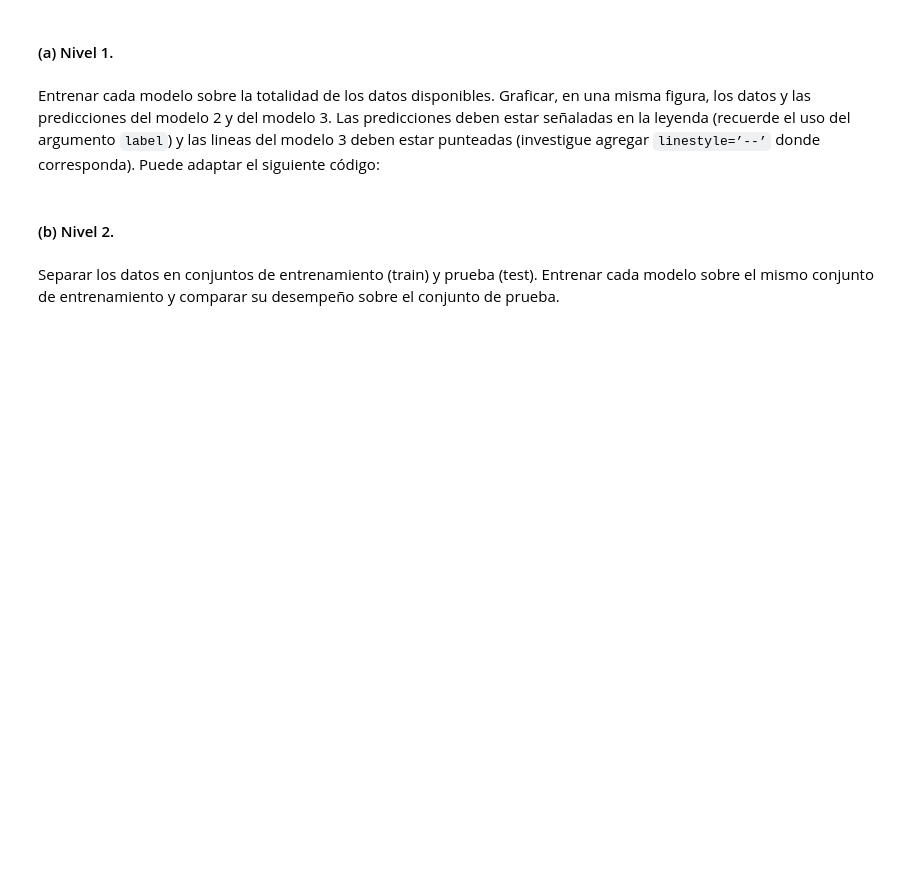
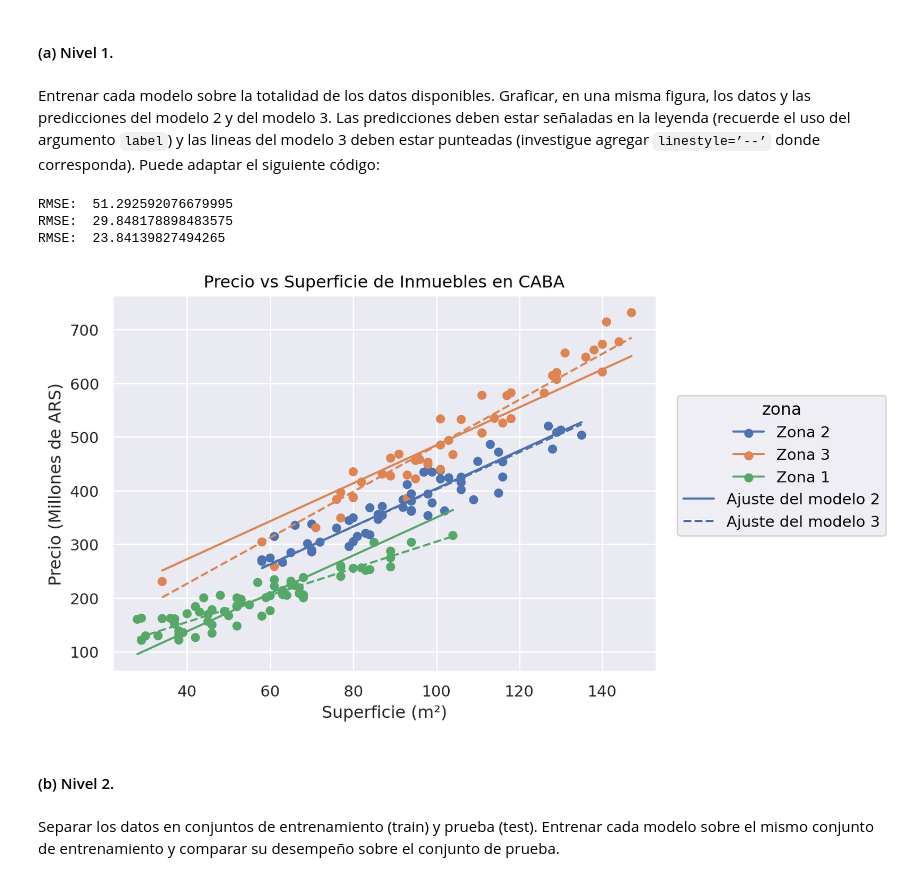
Before and after one commit to lmendezayl/uba-ldd-ic, a Jupyter notebook: guias/soluciones/practica7.ipynb, the cells around one changed output. Drawn from its saved outputs; the diff is of its cells as text; code cells hidden in the pictures; blank space fills up the shorter version.

```diff
--- a/guias/soluciones/practica7.ipynb
+++ b/guias/soluciones/practica7.ipynb
@@ -536,0 +531,7 @@ df_inmuebles
+# %%
+try:
+    df_inmuebles = pd.read_csv('../../datasets/inmuebles.csv')
+except:
+    url = 'https://raw.githubusercontent.com/lmendezayl/uba-ldd-ic/refs/heads/main/datasets/inmuebles.csv'
+    df_inmuebles = pd.read_csv(url)
+df_inmuebles.head()
@@ -552,3 +554,36 @@ corresponda). Puede adaptar el siguiente código:
+# %%
+y, X = Formula("precio ~ superficie - 1").get_model_matrix(df_inmuebles)
+modelo = LinearRegression()
+modelo.fit(X,y)
+y_pred1 = modelo.predict(X)
+print('RMSE: ', rmse(y, y_pred1))
+
+y, X = Formula("precio ~ superficie + zona").get_model_matrix(df_inmuebles)
+modelo = LinearRegression()
+modelo.fit(X,y)
+y_pred2 = modelo.predict(X)
+print('RMSE: ', rmse(y, y_pred2))
+
+y, X = Formula("precio ~ superficie : zona - 1").get_model_matrix(df_inmuebles)
+modelo = LinearRegression()
+modelo.fit(X,y)
+y_pred3 = modelo.predict(X)
+print('RMSE: ', rmse(y, y_pred3))
+# %% [output]
+RMSE:  51.292592076679995
+RMSE:  29.848178898483575
+RMSE:  23.84139827494265
+# %%
+(
+    so.Plot(data=df_inmuebles , x='superficie', y='precio')
+    .add(so.Dot(), color='zona')
+    .add(so.Line(), y=y_pred2.flatten(), color='zona', label='Ajuste del modelo 2')
+    .add(so.Line(linestyle='dashed'), y=y_pred3.flatten(), color='zona', label='Ajuste del modelo 3')
+    .label(title='Precio vs Superficie de Inmuebles en CABA', x="Superficie (m²)", y='Precio (Millones de ARS)')
+)
+# la fokin goat de las predicciones lineales no puedo creer que sea buen modelo xD
+# %% [output]
+[figure, added]
 # %% [markdown]
 
 #### (b) Nivel 2.
```
Also changed, not shown: parts of 11 cells of this notebook.
